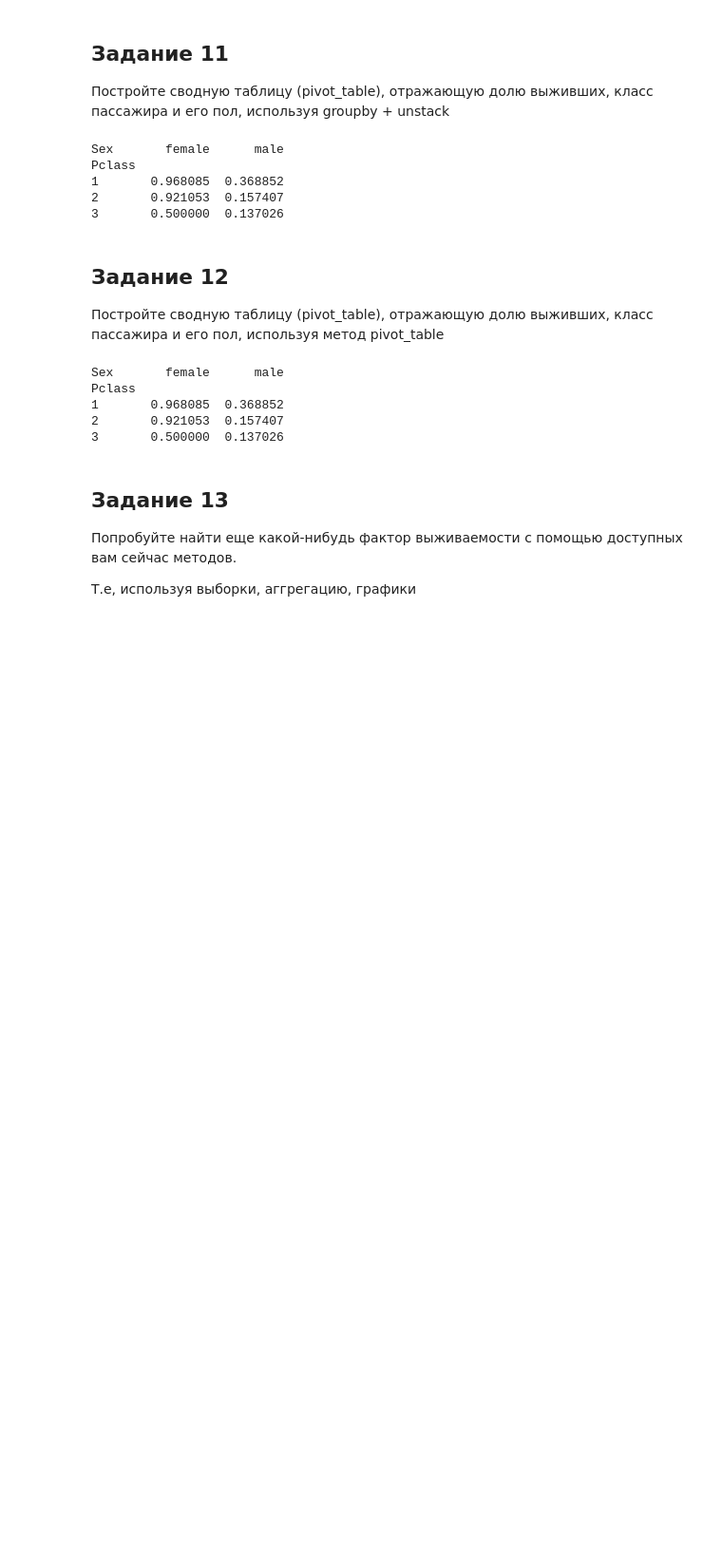
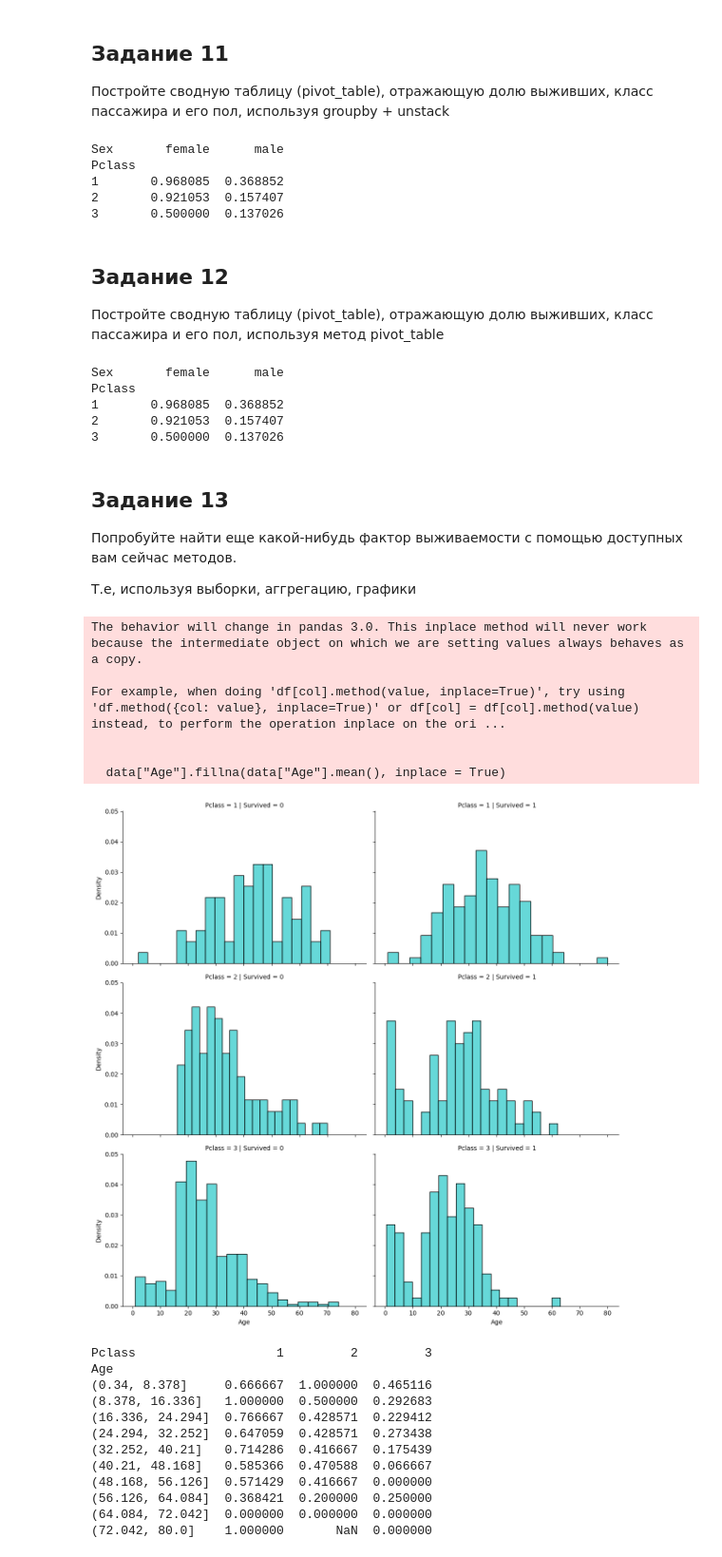
Before and after one commit to dotccent/AI-technologies, a Jupyter notebook: Лабораторная_1(1).ipynb, the cells around one changed output. Shown at 95% size. Cells and saved outputs as stored; diff of their text form; code cells hidden in the pictures; blank space fills up the shorter version.

```diff
--- a/Лабораторная_1(1).ipynb
+++ b/Лабораторная_1(1).ipynb
@@ -254,0 +286,33 @@ Pclass
+# %%
+# Ваш код
+data = pd.read_csv("https://web.stanford.edu/class/archive/cs/cs109/cs109.1166/stuff/titanic.csv")
+
+data["Age"].fillna(data["Age"].mean(), inplace = True)
+
+pivot_table = data.pivot_table(values = 'Survived', index = pd.cut(data['Age'], bins=10), columns = "Pclass", aggfunc = 'mean')
+
+grid = sns.FacetGrid(data, col = "Survived", row = "Pclass", height = 4, aspect = 1.5)
+grid.map_dataframe(sns.histplot, x = "Age", stat = "density", bins = 20, color='c', alpha = 0.6)
+
+plt.show()
+print(pivot_table)
+# %% [output]
+The behavior will change in pandas 3.0. This inplace method will never work because the intermediate object on which we are setting values always behaves as a copy.
+
+For example, when doing 'df[col].method(value, inplace=True)', try using 'df.method({col: value}, inplace=True)' or df[col] = df[col].method(value) instead, to perform the operation inplace on the ori ...
+
+
+  data["Age"].fillna(data["Age"].mean(), inplace = True)
+[figure, added]
+Pclass                   1         2         3
+Age
+(0.34, 8.378]     0.666667  1.000000  0.465116
+(8.378, 16.336]   1.000000  0.500000  0.292683
+(16.336, 24.294]  0.766667  0.428571  0.229412
+(24.294, 32.252]  0.647059  0.428571  0.273438
+(32.252, 40.21]   0.714286  0.416667  0.175439
+(40.21, 48.168]   0.585366  0.470588  0.066667
+(48.168, 56.126]  0.571429  0.416667  0.000000
+(56.126, 64.084]  0.368421  0.200000  0.250000
+(64.084, 72.042]  0.000000  0.000000  0.000000
+(72.042, 80.0]    1.000000       NaN  0.000000
```
Also changed, not shown: parts of 6 cells of this notebook.
